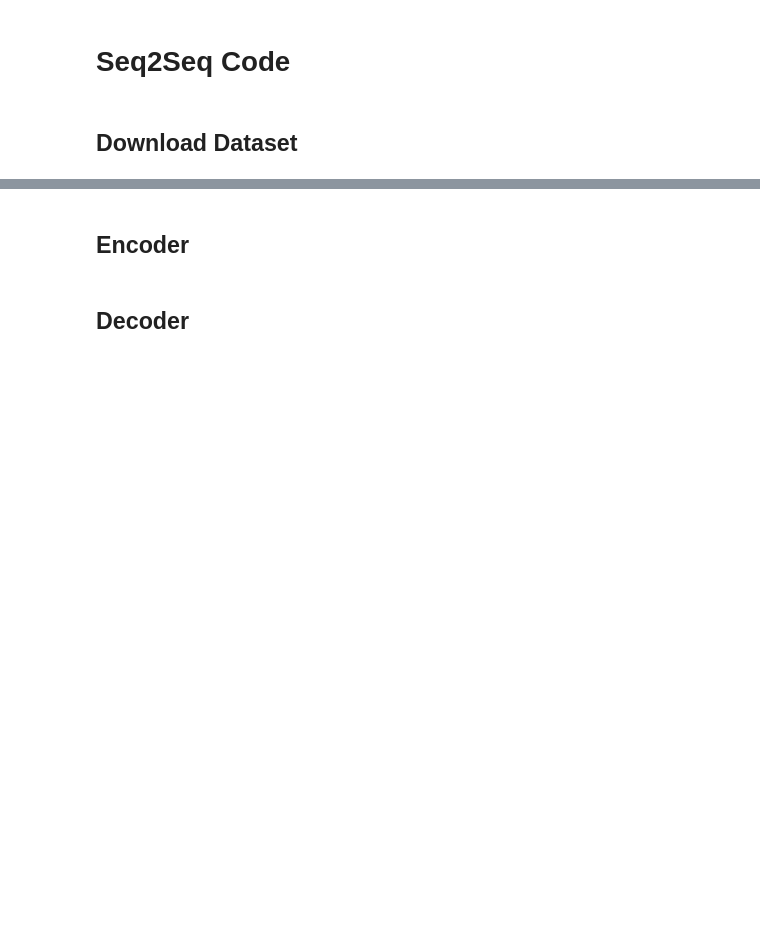
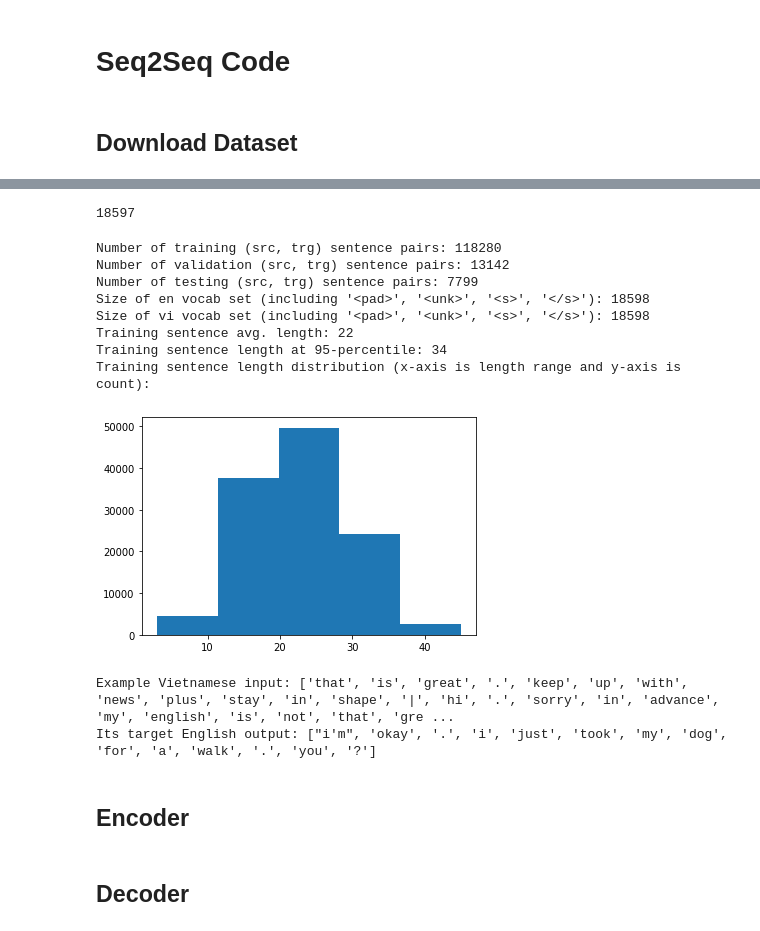
Before and after one commit to jwlw2022/nlp-chatbot-project, a Jupyter notebook: 6864_NLP_Chatbot_Project.ipynb, the cells around one changed output, grey strips where cells are left out. Saved outputs shown, nothing was run; the diff lists cells and outputs as text; code cells hidden in the pictures; blank space fills up the shorter version.

```diff
--- a/6864_NLP_Chatbot_Project.ipynb
+++ b/6864_NLP_Chatbot_Project.ipynb
@@ -107,40 +159,83 @@ DATA_DIR = "/content/hw3/data"
+# %%
+words = set()
+for sentence in train_source:
+  words.update(sentence)
+for sentence in train_target:
+  words.update(sentence)
+for sentence in valid_source:
+  words.update(sentence)
+for sentence in valid_target:
+  words.update(sentence)
+print(len(words))
+with open('/content/hw3/data/vocab.txt', 'w') as writefile:
+    writefile.write('\n'.join(words))
+# %% [output]
+18597
 # %%
 import sys
 sys.path.append("/content/hw3")
+
 import lab_utils
 
+import torch
+# !pip install torch==1.6.0 torchvision==0.7.0
+import numpy as np
+
+device = "cuda" if torch.cuda.is_available() else "cpu"
+assert device == "cuda"   # use gpu whenever you can!
+
+seed = 42
+np.random.seed(seed)
+torch.manual_seed(seed)
+torch.cuda.manual_seed(seed)
 from lab_utils import read_vocab_file, read_sentence_file, filter_data, show_some_data_stats
 
-src_vocab_set = read_vocab_file("vocab.vi")
+# src_vocab_set = read_vocab_file("vocab.vi")
 trg_vocab_set = read_vocab_file("vocab.en")
+trg_vocab_set = list(words)
+src_vocab_set = trg_vocab_set
 
-train_src_sentences_list = read_sentence_file("train.vi")
-train_trg_sentences_list = read_sentence_file("train.en")
+train_src_sentences_list = train_source
+train_trg_sentences_list = train_target
 assert len(train_src_sentences_list) == len(train_trg_sentences_list)
 
-test_src_sentences_list = read_sentence_file("tst2013.vi")
-test_trg_sentences_list = read_sentence_file("tst2013.en")
+# test_src_sentences_list = read_sentence_file("tst2013.vi")
+# test_trg_sentences_list = read_sentence_file("tst2013.en")
+test_src_sentences_list = valid_source
+test_trg_sentences_list = valid_target
 assert len(test_src_sentences_list) == len(test_trg_sentences_list)
 
 # Filter out sentences over 48 words long
-MAX_SENT_LENGTH = 48
-MAX_SENT_LENGTH_PLUS_SOS_EOS = 50
+MAX_SENT_LENGTH = 45
+MAX_SENT_LENGTH_PLUS_SOS_EOS = 46
 
 train_src_sentences_list, train_trg_sentences_list = filter_data(
     train_src_sentences_list, train_trg_sentences_list, MAX_SENT_LENGTH)
 test_src_sentences_list, test_trg_sentences_list = filter_data(
     test_src_sentences_list, test_trg_sentences_list, MAX_SENT_LENGTH)
 
 # We take 10% of training data as validation set.
 num_val = int(len(train_src_sentences_list) * 0.1)
 val_src_sentences_list = train_src_sentences_list[:num_val]
 val_trg_sentences_list = train_trg_sentences_list[:num_val]
 train_src_sentences_list = train_src_sentences_list[num_val:]
 train_trg_sentences_list = train_trg_sentences_list[num_val:]
 
-# show_some_data_stats(train_src_sentences_list, val_src_sentences_list,
-                    #  test_src_sentences_list, train_trg_sentences_list,
-                    #  src_vocab_set, trg_vocab_set)
+show_some_data_stats(train_src_sentences_list, val_src_sentences_list,
+                     test_src_sentences_list, train_trg_sentences_list,
+                     src_vocab_set, trg_vocab_set)
+# %% [output]
+Number of training (src, trg) sentence pairs: 118280
+Number of validation (src, trg) sentence pairs: 13142
+Number of testing (src, trg) sentence pairs: 7799
+Size of en vocab set (including '<pad>', '<unk>', '<s>', '</s>'): 18598
+Size of vi vocab set (including '<pad>', '<unk>', '<s>', '</s>'): 18598
+Training sentence avg. length: 22
+Training sentence length at 95-percentile: 34
+Training sentence length distribution (x-axis is length range and y-axis is count):
+[figure, added]
+Example Vietnamese input: ['that', 'is', 'great', '.', 'keep', 'up', 'with', 'news', 'plus', 'stay', 'in', 'shape', '|', 'hi', '.', 'sorry', 'in', 'advance', 'my', 'english', 'is', 'not', 'that', 'gre ...
+Its target English output: ["i'm", 'okay', '.', 'i', 'just', 'took', 'my', 'dog', 'for', 'a', 'walk', '.', 'you', '?']
 # %%
 import torch
 from torch.utils import data
```
Also changed, not shown: parts of 15 cells of this notebook.
